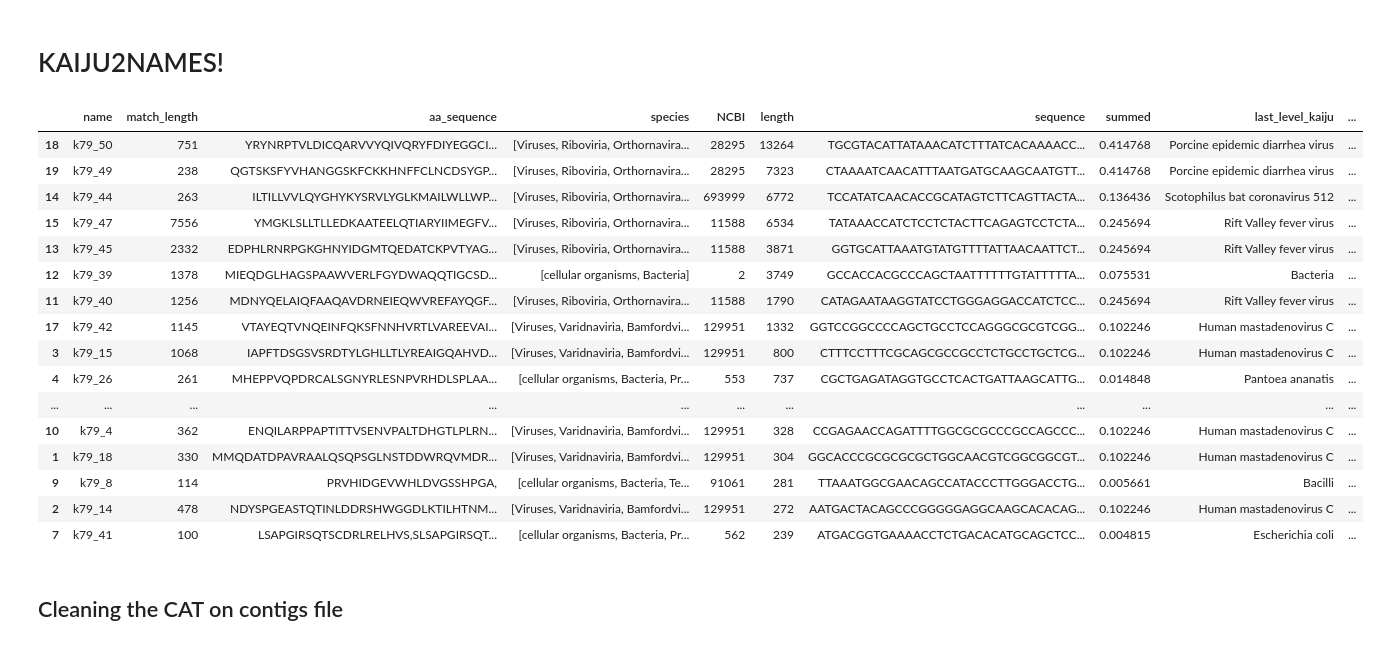
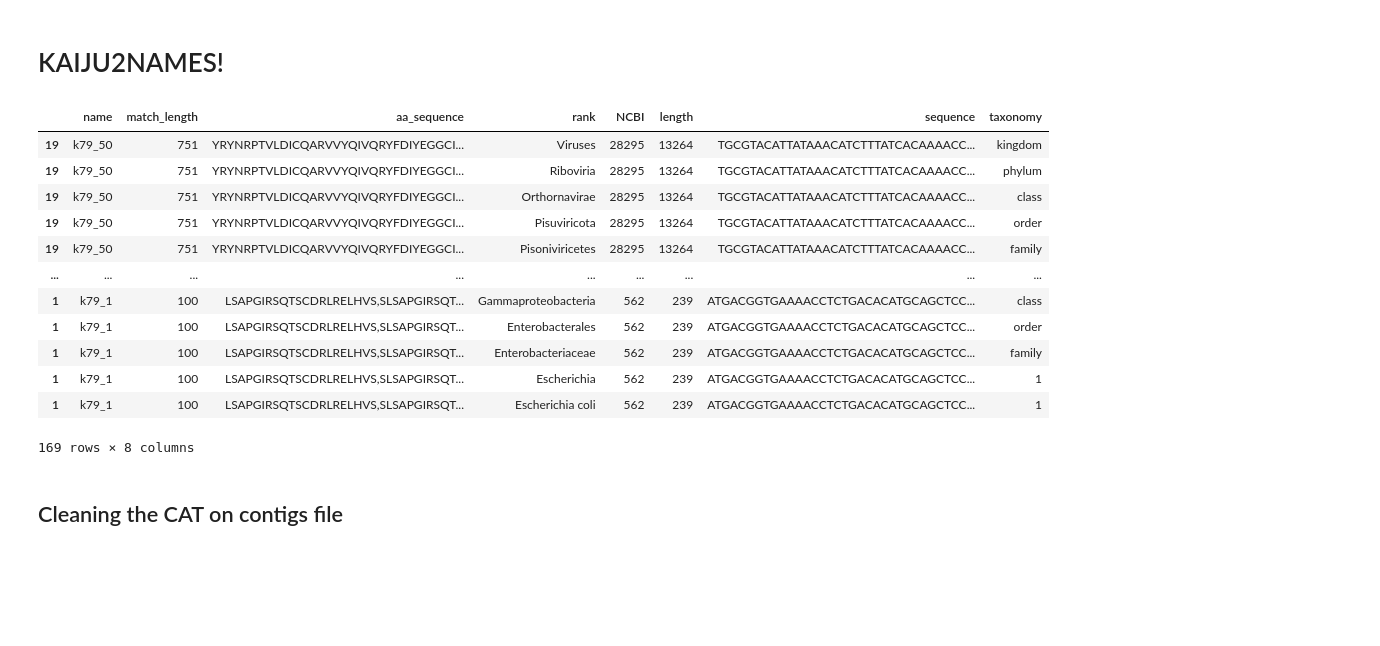
Before and after one commit to willros/virusclassification_nextflow, a Jupyter notebook: data-wrangling.ipynb, the cells around one changed output. Saved outputs shown, nothing was run; the diff lists cells and outputs as text; code cells hidden in the pictures; blank space fills up the shorter version.

```diff
--- a/data-wrangling.ipynb
+++ b/data-wrangling.ipynb
@@ -460,51 +460,49 @@ merged_raw = kaiju2names.merge(megahit_contigs, on='name').sort_values('length',
 
 
 merged = (merged_raw
     .dropna()
     .assign(summed=lambda x: x.groupby('species')['length'].transform(sum) / x['length'].sum())
     .assign(species=lambda x: x['species'].str.split(';').str[:-1])
     .assign(last_level_kaiju=lambda x: x['species'].str[-1])
     .assign(second_level_kaiju=lambda x: x['species'].str[-2])
     .assign(third_level_kaiju=lambda x: x['species'].str[-3])
 
     .assign(kingdom_kaiju=lambda x: np.select([x['species'].str[0] != 'cellular organisms'],
                                         [x['species'].str[0]],
                                         default=x['species'].str[1]))
 )
 
 taxonomy_list = ['kingdom', 'phylum', 'class', 'order', 'family', 1, 1, 1, 1, 1, 1, 1, 1, 1, 1, 1, 1, 1, 1, 1, 1]
 
+# The below code tries to make a tidy format of the taxonomy. It can work, however, the order in which the taxonomy is represented
+# is not the same for every contig, which makes it hard to capture.
 (merged_raw
  .assign(species=lambda x: x['species'].str.split(';').str[:-1])
 
  .assign(species=lambda x: np.select([x['species'].str[0] != 'cellular organisms'],
                                      [x['species']],
                                      default=x['species'].str[1:]))
  .explode('species')
  .rename(columns={'species': 'rank'})
  .dropna()
  .assign(taxonomy=lambda x: x.groupby('name')['name'].transform(lambda x: taxonomy_list[:x.count()]))
 )
 
-merged
+#merged
 # %% [output]
-|  | name | match_length | aa_sequence | species | NCBI | length | sequence | summed | last_level_kaiju | ... |
-| 18 | k79_50 | 751 | YRYNRPTVLDICQARVVYQIVQRYFDIYEGGCI... | [Viruses, Riboviria, Orthornavira... | 28295 | 13264 | TGCGTACATTATAAACATCTTTATCACAAAACC... | 0.414768 | Porcine epidemic diarrhea virus | ... |
-| 19 | k79_49 | 238 | QGTSKSFYVHANGGSKFCKKHNFFCLNCDSYGP... | [Viruses, Riboviria, Orthornavira... | 28295 | 7323 | CTAAAATCAACATTTAATGATGCAAGCAATGTT... | 0.414768 | Porcine epidemic diarrhea virus | ... |
-| 14 | k79_44 | 263 | ILTILLVVLQYGHYKYSRVLYGLKMAILWLLWP... | [Viruses, Riboviria, Orthornavira... | 693999 | 6772 | TCCATATCAACACCGCATAGTCTTCAGTTACTA... | 0.136436 | Scotophilus bat coronavirus 512 | ... |
-| 15 | k79_47 | 7556 | YMGKLSLLTLLEDKAATEELQTIARYIIMEGFV... | [Viruses, Riboviria, Orthornavira... | 11588 | 6534 | TATAAACCATCTCCTCTACTTCAGAGTCCTCTA... | 0.245694 | Rift Valley fever virus | ... |
-| 13 | k79_45 | 2332 | EDPHLRNRPGKGHNYIDGMTQEDATCKPVTYAG... | [Viruses, Riboviria, Orthornavira... | 11588 | 3871 | GGTGCATTAAATGTATGTTTTATTAACAATTCT... | 0.245694 | Rift Valley fever virus | ... |
-| 12 | k79_39 | 1378 | MIEQDGLHAGSPAAWVERLFGYDWAQQTIGCSD... | [cellular organisms, Bacteria] | 2 | 3749 | GCCACCACGCCCAGCTAATTTTTTGTATTTTTA... | 0.075531 | Bacteria | ... |
-| 11 | k79_40 | 1256 | MDNYQELAIQFAAQAVDRNEIEQWVREFAYQGF... | [Viruses, Riboviria, Orthornavira... | 11588 | 1790 | CATAGAATAAGGTATCCTGGGAGGACCATCTCC... | 0.245694 | Rift Valley fever virus | ... |
-| 17 | k79_42 | 1145 | VTAYEQTVNQEINFQKSFNNHVRTLVAREEVAI... | [Viruses, Varidnaviria, Bamfordvi... | 129951 | 1332 | GGTCCGGCCCCAGCTGCCTCCAGGGCGCGTCGG... | 0.102246 | Human mastadenovirus C | ... |
-| 3 | k79_15 | 1068 | IAPFTDSGSVSRDTYLGHLLTLYREAIGQAHVD... | [Viruses, Varidnaviria, Bamfordvi... | 129951 | 800 | CTTTCCTTTCGCAGCGCCGCCTCTGCCTGCTCG... | 0.102246 | Human mastadenovirus C | ... |
-| 4 | k79_26 | 261 | MHEPPVQPDRCALSGNYRLESNPVRHDLSPLAA... | [cellular organisms, Bacteria, Pr... | 553 | 737 | CGCTGAGATAGGTGCCTCACTGATTAAGCATTG... | 0.014848 | Pantoea ananatis | ... |
-| ... | ... | ... | ... | ... | ... | ... | ... | ... | ... | ... |
-| 10 | k79_4 | 362 | ENQILARPPAPTITTVSENVPALTDHGTLPLRN... | [Viruses, Varidnaviria, Bamfordvi... | 129951 | 328 | CCGAGAACCAGATTTTGGCGCGCCCGCCAGCCC... | 0.102246 | Human mastadenovirus C | ... |
-| 1 | k79_18 | 330 | MMQDATDPAVRAALQSQPSGLNSTDDWRQVMDR... | [Viruses, Varidnaviria, Bamfordvi... | 129951 | 304 | GGCACCCGCGCGCGCTGGCAACGTCGGCGGCGT... | 0.102246 | Human mastadenovirus C | ... |
-| 9 | k79_8 | 114 | PRVHIDGEVWHLDVGSSHPGA, | [cellular organisms, Bacteria, Te... | 91061 | 281 | TTAAATGGCGAACAGCCATACCCTTGGGACCTG... | 0.005661 | Bacilli | ... |
-| 2 | k79_14 | 478 | NDYSPGEASTQTINLDDRSHWGGDLKTILHTNM... | [Viruses, Varidnaviria, Bamfordvi... | 129951 | 272 | AATGACTACAGCCCGGGGGAGGCAAGCACACAG... | 0.102246 | Human mastadenovirus C | ... |
-| 7 | k79_41 | 100 | LSAPGIRSQTSCDRLRELHVS,SLSAPGIRSQT... | [cellular organisms, Bacteria, Pr... | 562 | 239 | ATGACGGTGAAAACCTCTGACACATGCAGCTCC... | 0.004815 | Escherichia coli | ... |
+|  | name | match_length | aa_sequence | rank | NCBI | length | sequence | taxonomy |
+| 19 | k79_50 | 751 | YRYNRPTVLDICQARVVYQIVQRYFDIYEGGCI... | Viruses | 28295 | 13264 | TGCGTACATTATAAACATCTTTATCACAAAACC... | kingdom |
+| 19 | k79_50 | 751 | YRYNRPTVLDICQARVVYQIVQRYFDIYEGGCI... | Riboviria | 28295 | 13264 | TGCGTACATTATAAACATCTTTATCACAAAACC... | phylum |
+| 19 | k79_50 | 751 | YRYNRPTVLDICQARVVYQIVQRYFDIYEGGCI... | Orthornavirae | 28295 | 13264 | TGCGTACATTATAAACATCTTTATCACAAAACC... | class |
+| 19 | k79_50 | 751 | YRYNRPTVLDICQARVVYQIVQRYFDIYEGGCI... | Pisuviricota | 28295 | 13264 | TGCGTACATTATAAACATCTTTATCACAAAACC... | order |
+| 19 | k79_50 | 751 | YRYNRPTVLDICQARVVYQIVQRYFDIYEGGCI... | Pisoniviricetes | 28295 | 13264 | TGCGTACATTATAAACATCTTTATCACAAAACC... | family |
+| ... | ... | ... | ... | ... | ... | ... | ... | ... |
+| 1 | k79_1 | 100 | LSAPGIRSQTSCDRLRELHVS,SLSAPGIRSQT... | Gammaproteobacteria | 562 | 239 | ATGACGGTGAAAACCTCTGACACATGCAGCTCC... | class |
+| 1 | k79_1 | 100 | LSAPGIRSQTSCDRLRELHVS,SLSAPGIRSQT... | Enterobacterales | 562 | 239 | ATGACGGTGAAAACCTCTGACACATGCAGCTCC... | order |
+| 1 | k79_1 | 100 | LSAPGIRSQTSCDRLRELHVS,SLSAPGIRSQT... | Enterobacteriaceae | 562 | 239 | ATGACGGTGAAAACCTCTGACACATGCAGCTCC... | family |
+| 1 | k79_1 | 100 | LSAPGIRSQTSCDRLRELHVS,SLSAPGIRSQT... | Escherichia | 562 | 239 | ATGACGGTGAAAACCTCTGACACATGCAGCTCC... | 1 |
+| 1 | k79_1 | 100 | LSAPGIRSQTSCDRLRELHVS,SLSAPGIRSQT... | Escherichia coli | 562 | 239 | ATGACGGTGAAAACCTCTGACACATGCAGCTCC... | 1 |
+169 rows × 8 columns
 # %% [markdown]
 ## Cleaning the CAT on contigs file
 # %%
```
Also changed, not shown: parts of 6 cells of this notebook, 4 other files.
